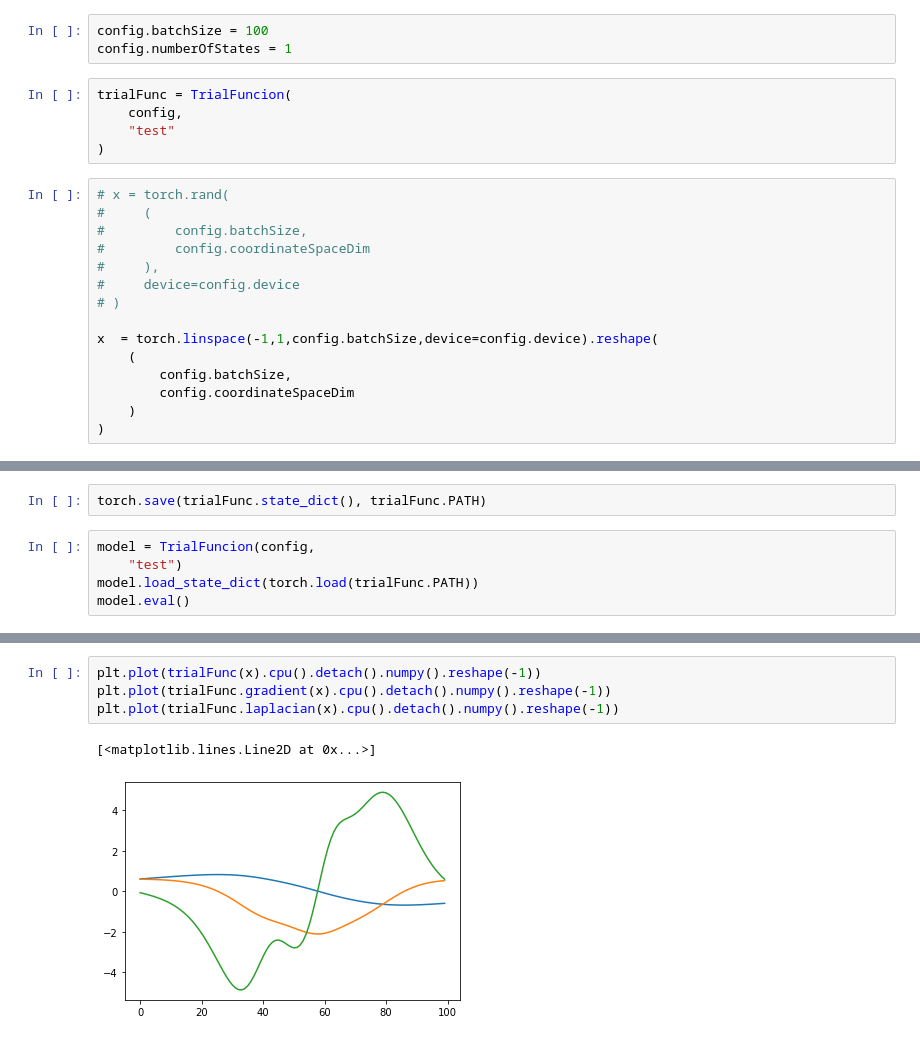
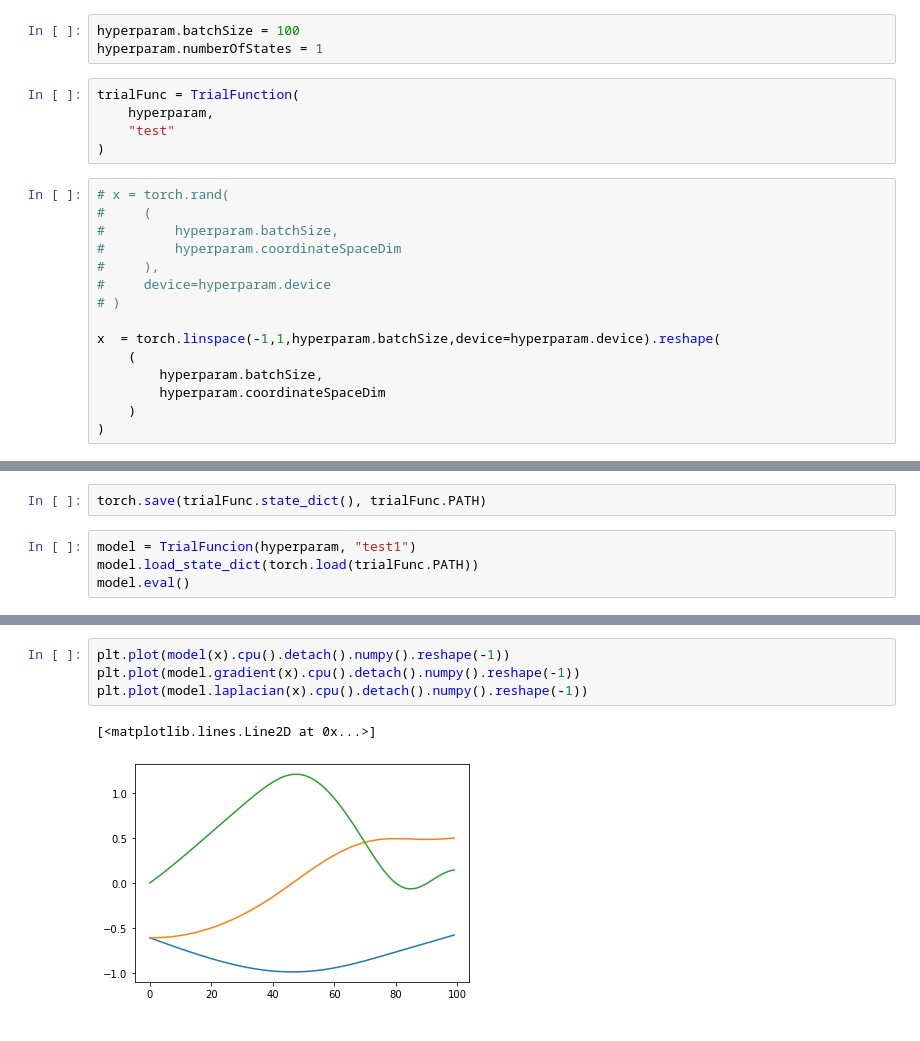
Before and after one commit to MrKozelberg/nn-based-multistate-solver-for-se, a Jupyter notebook: source/test.ipynb, the cells around one changed output, grey strips where cells are left out. Drawn from its saved outputs; the diff is of its cells as text.

```diff
--- a/source/test.ipynb
+++ b/source/test.ipynb
@@ -9,24 +9,24 @@ config.activationFunction = 'tanh'
 # %%
-config.batchSize = 100
-config.numberOfStates = 1
+hyperparam.batchSize = 100
+hyperparam.numberOfStates = 1
 # %%
-trialFunc = TrialFuncion(
-    config,
+trialFunc = TrialFunction(
+    hyperparam,
     "test"
 )
 # %%
 # x = torch.rand(
 #     (
-#         config.batchSize,
-#         config.coordinateSpaceDim
+#         hyperparam.batchSize,
+#         hyperparam.coordinateSpaceDim
 #     ),
-#     device=config.device
+#     device=hyperparam.device
 # )
 
-x  = torch.linspace(-1,1,config.batchSize,device=config.device).reshape(
+x  = torch.linspace(-1,1,hyperparam.batchSize,device=hyperparam.device).reshape(
     (
-        config.batchSize,
-        config.coordinateSpaceDim
+        hyperparam.batchSize,
+        hyperparam.coordinateSpaceDim
     )
 )
 # %%
@@ -39,8 +39,7 @@ plt.plot(trialFunc.laplacian(x).cpu().detach().numpy().reshape(-1))
 # %%
 torch.save(trialFunc.state_dict(), trialFunc.PATH)
 # %%
-model = TrialFuncion(config,
-    "test")
+model = TrialFuncion(hyperparam, "test1")
 model.load_state_dict(torch.load(trialFunc.PATH))
 model.eval()
 # %% [output]
@@ -48,7 +62,7 @@ NameError: name 'args' is not defined
 # %%
-plt.plot(trialFunc(x).cpu().detach().numpy().reshape(-1))
-plt.plot(trialFunc.gradient(x).cpu().detach().numpy().reshape(-1))
-plt.plot(trialFunc.laplacian(x).cpu().detach().numpy().reshape(-1))
+plt.plot(model(x).cpu().detach().numpy().reshape(-1))
+plt.plot(model.gradient(x).cpu().detach().numpy().reshape(-1))
+plt.plot(model.laplacian(x).cpu().detach().numpy().reshape(-1))
 # %% [output]
 [<matplotlib.lines.Line2D at 0x...>]
-[figure, old version]
+[figure, new version]
```
Also changed, not shown: parts of 5 cells of this notebook, 13 other files.
